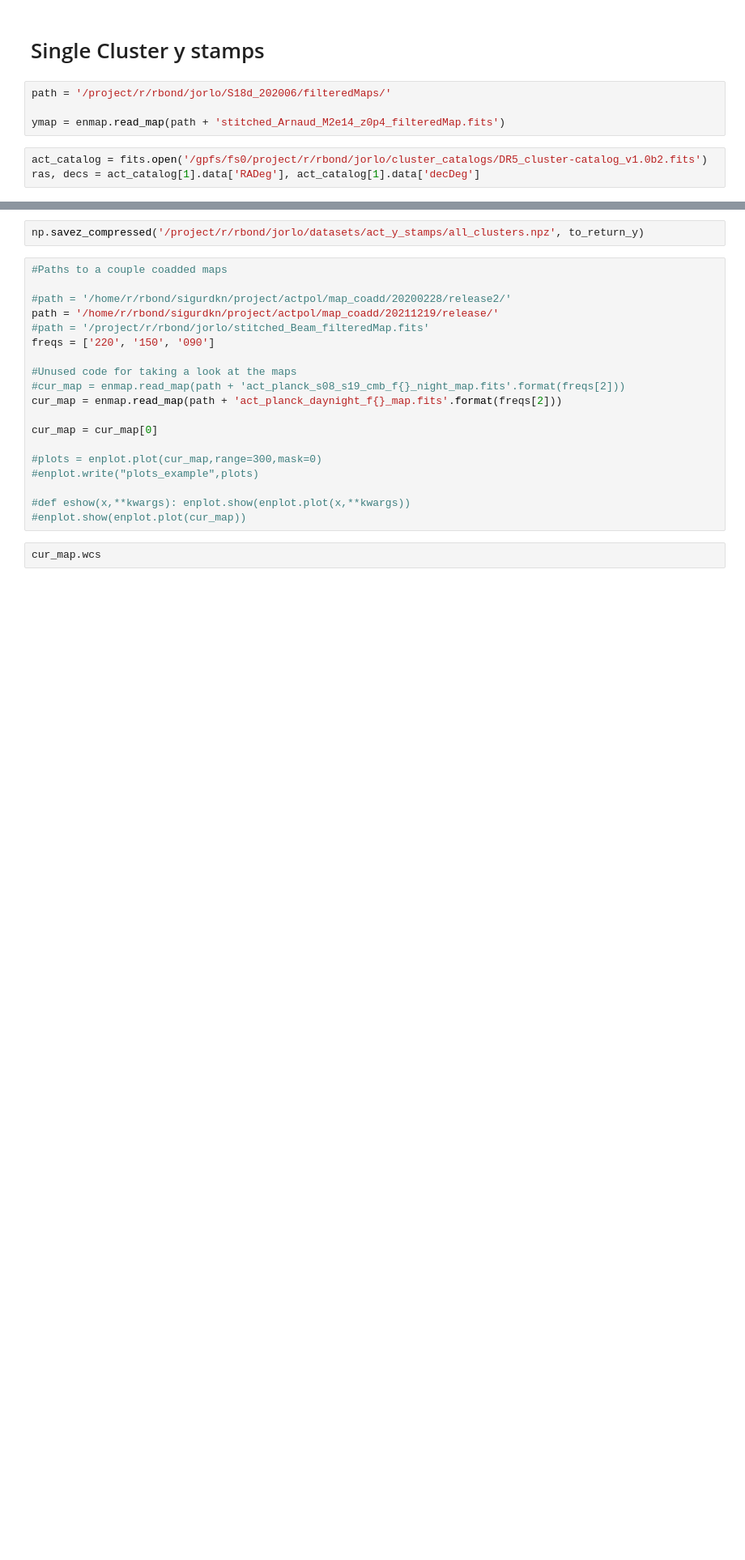
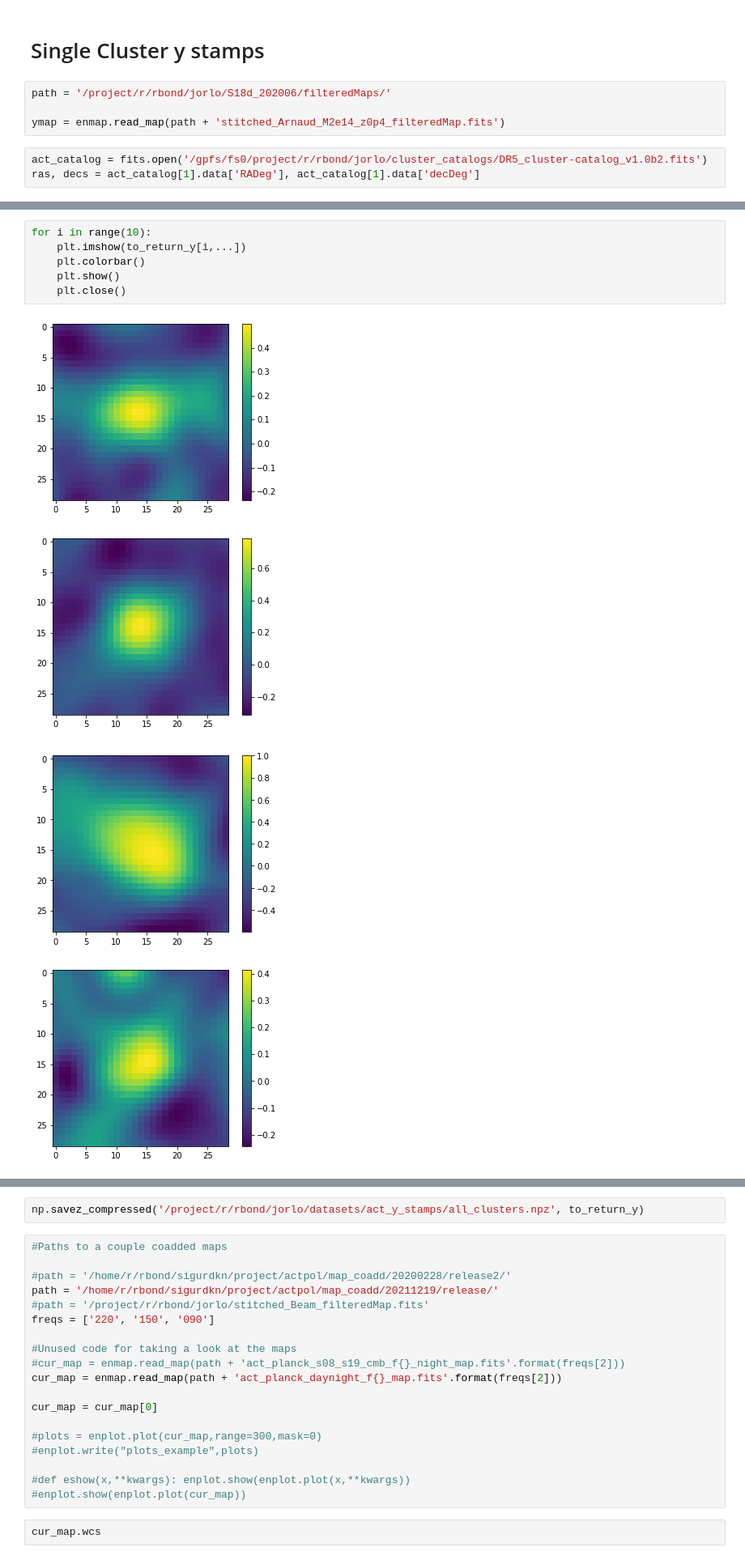
Before and after one commit to Sulla2012/ml-clusters, a Jupyter notebook: stamper_full.ipynb, the cells around one changed output, grey strips where cells are left out. Shown: that part at 81% size. Cells and saved outputs as stored; diff of their text form; blank space fills up the shorter version.

```diff
--- a/stamper_full.ipynb
+++ b/stamper_full.ipynb
@@ -189,0 +194,11 @@ pk.dump(to_return_y, open('/project/r/rbond/jorlo/datasets/act_y_stamps/test_clu
+# %%
+for i in range(10):
+    plt.imshow(to_return_y[i,...])
+    plt.colorbar()
+    plt.show()
+    plt.close()
+# %% [output]
+[figure, added]
+[figure, added]
+[figure, added]
+[figure, added]
```
Also changed, not shown: parts of 8 cells of this notebook, 1 other file.
